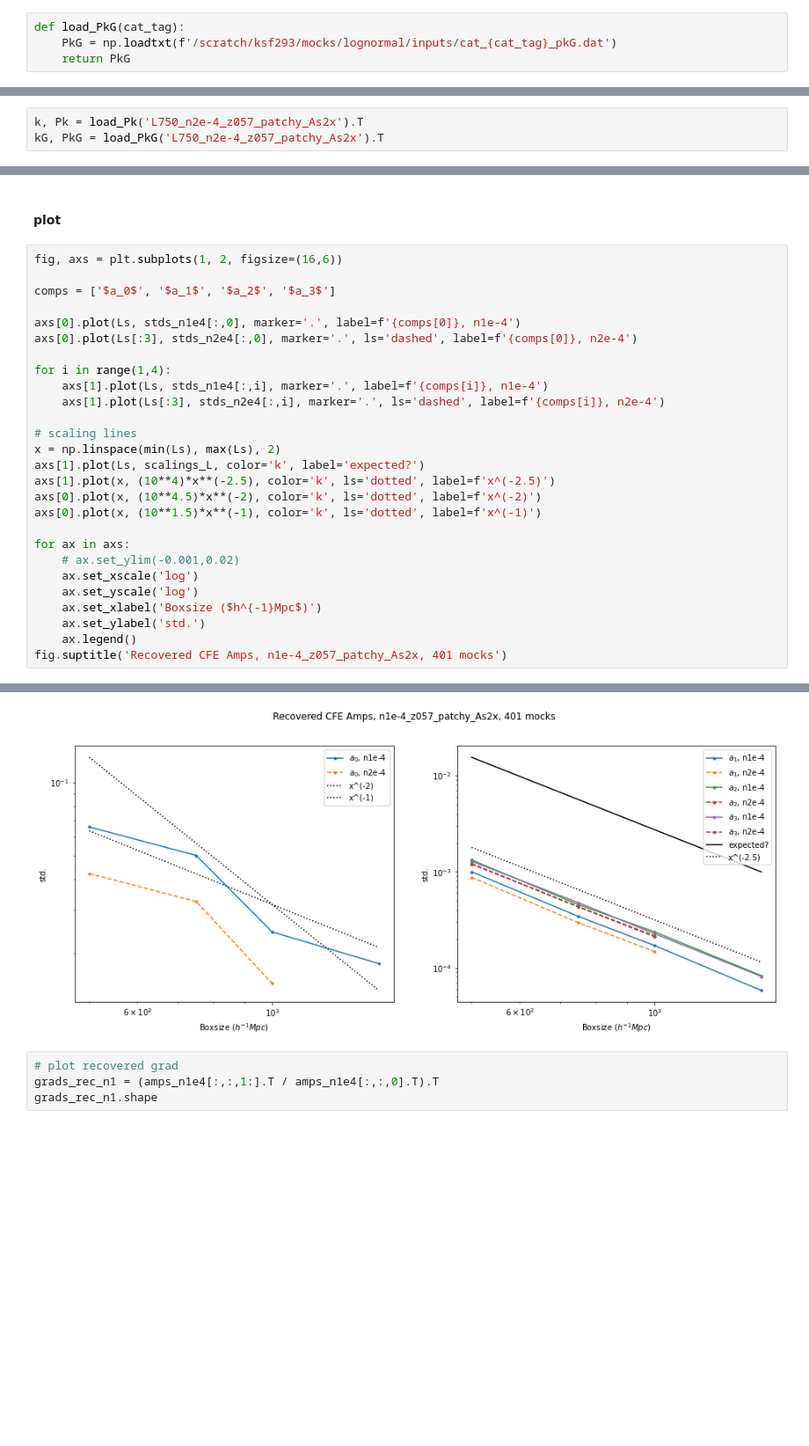
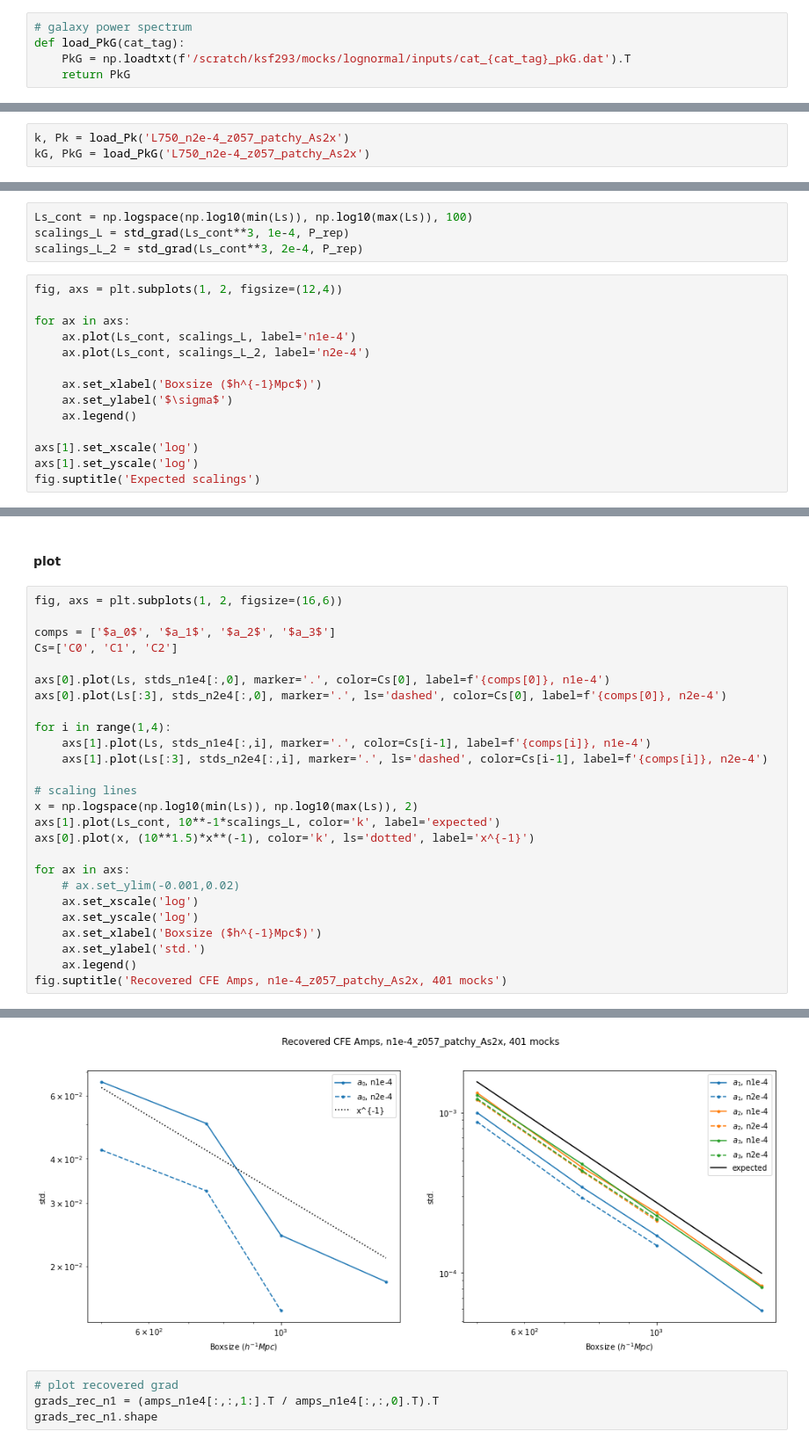
Before and after one commit to abbyw24/CFE_gradients, a Jupyter notebook: notebooks/new_precision_check.ipynb, the cells around one changed output, grey strips where cells are left out. Shown: that part at 88% size. Drawn from its saved outputs; the diff is of its cells as text; blank space fills up the shorter version.

```diff
--- a/notebooks/new_precision_check.ipynb
+++ b/notebooks/new_precision_check.ipynb
@@ -37,5 +38,6 @@ def load_Pk(cat_tag):
     return Pk
 # %%
+# galaxy power spectrum
 def load_PkG(cat_tag):
-    PkG = np.loadtxt(f'/scratch/ksf293/mocks/lognormal/inputs/cat_{cat_tag}_pkG.dat')
+    PkG = np.loadtxt(f'/scratch/ksf293/mocks/lognormal/inputs/cat_{cat_tag}_pkG.dat').T
     return PkG
@@ -42,6 +74,6 @@ def load_PkG(cat_tag):
 # %%
-k, Pk = load_Pk('L750_n2e-4_z057_patchy_As2x').T
-kG, PkG = load_PkG('L750_n2e-4_z057_patchy_As2x').T
+k, Pk = load_Pk('L750_n2e-4_z057_patchy_As2x')
+kG, PkG = load_PkG('L750_n2e-4_z057_patchy_As2x')
 # %%
 # let's naively take the value of xi at r=40
 r_rep = 40
@@ -144,0 +172,18 @@ array([0.01551485, 0.00563014, 0.00274266, 0.00099528])
+# %%
+Ls_cont = np.logspace(np.log10(min(Ls)), np.log10(max(Ls)), 100)
+scalings_L = std_grad(Ls_cont**3, 1e-4, P_rep)
+scalings_L_2 = std_grad(Ls_cont**3, 2e-4, P_rep)
+# %%
+fig, axs = plt.subplots(1, 2, figsize=(12,4))
+
+for ax in axs:
+    ax.plot(Ls_cont, scalings_L, label='n1e-4')
+    ax.plot(Ls_cont, scalings_L_2, label='n2e-4')
+
+    ax.set_xlabel('Boxsize ($h^{-1}Mpc$)')
+    ax.set_ylabel('$\sigma$')
+    ax.legend()
+
+axs[1].set_xscale('log')
+axs[1].set_yscale('log')
+fig.suptitle('Expected scalings')
@@ -147,33 +195,32 @@ array([0.01551485, 0.00563014, 0.00274266, 0.00099528])
 # %%
 fig, axs = plt.subplots(1, 2, figsize=(16,6))
 
 comps = ['$a_0$', '$a_1$', '$a_2$', '$a_3$']
+Cs=['C0', 'C1', 'C2']
 
-axs[0].plot(Ls, stds_n1e4[:,0], marker='.', label=f'{comps[0]}, n1e-4')
-axs[0].plot(Ls[:3], stds_n2e4[:,0], marker='.', ls='dashed', label=f'{comps[0]}, n2e-4')
+axs[0].plot(Ls, stds_n1e4[:,0], marker='.', color=Cs[0], label=f'{comps[0]}, n1e-4')
+axs[0].plot(Ls[:3], stds_n2e4[:,0], marker='.', ls='dashed', color=Cs[0], label=f'{comps[0]}, n2e-4')
 
 for i in range(1,4):
-    axs[1].plot(Ls, stds_n1e4[:,i], marker='.', label=f'{comps[i]}, n1e-4')
-    axs[1].plot(Ls[:3], stds_n2e4[:,i], marker='.', ls='dashed', label=f'{comps[i]}, n2e-4')
+    axs[1].plot(Ls, stds_n1e4[:,i], marker='.', color=Cs[i-1], label=f'{comps[i]}, n1e-4')
+    axs[1].plot(Ls[:3], stds_n2e4[:,i], marker='.', ls='dashed', color=Cs[i-1], label=f'{comps[i]}, n2e-4')
 
 # scaling lines
-x = np.linspace(min(Ls), max(Ls), 2)
-axs[1].plot(Ls, scalings_L, color='k', label='expected?')
-axs[1].plot(x, (10**4)*x**(-2.5), color='k', ls='dotted', label=f'x^(-2.5)')
-axs[0].plot(x, (10**4.5)*x**(-2), color='k', ls='dotted', label=f'x^(-2)')
-axs[0].plot(x, (10**1.5)*x**(-1), color='k', ls='dotted', label=f'x^(-1)')
+x = np.logspace(np.log10(min(Ls)), np.log10(max(Ls)), 2)
+axs[1].plot(Ls_cont, 10**-1*scalings_L, color='k', label='expected')
+axs[0].plot(x, (10**1.5)*x**(-1), color='k', ls='dotted', label='x^{-1}')
 
 for ax in axs:
     # ax.set_ylim(-0.001,0.02)
     ax.set_xscale('log')
     ax.set_yscale('log')
     ax.set_xlabel('Boxsize ($h^{-1}Mpc$)')
     ax.set_ylabel('std.')
     ax.legend()
 fig.suptitle('Recovered CFE Amps, n1e-4_z057_patchy_As2x, 401 mocks')
 # %% [output]
 Text(0.5, 0.98, 'Recovered CFE Amps, n1e-4_z057_patchy_As2x, 401 mocks')
-[figure, old version]
+[figure, new version]
 # %%
 # plot recovered grad
 grads_rec_n1 = (amps_n1e4[:,:,1:].T / amps_n1e4[:,:,0].T).T
```
Also changed, not shown: parts of 71 cells of this notebook, 3 other files.
